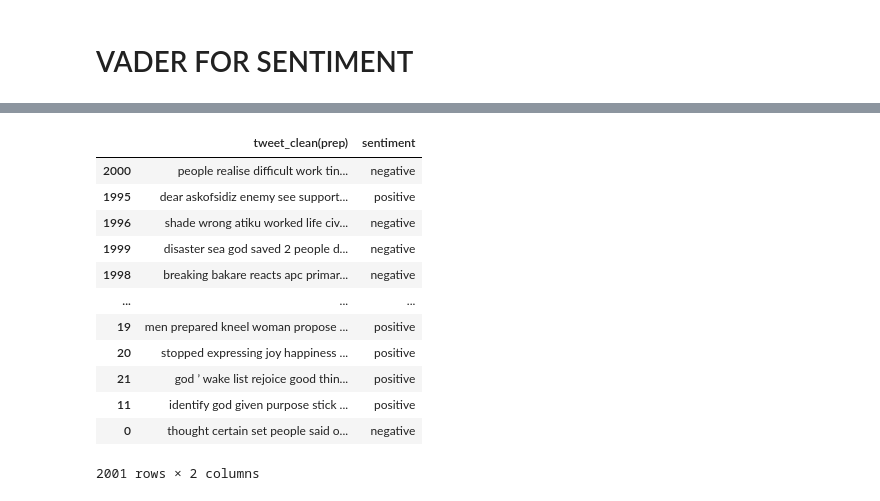
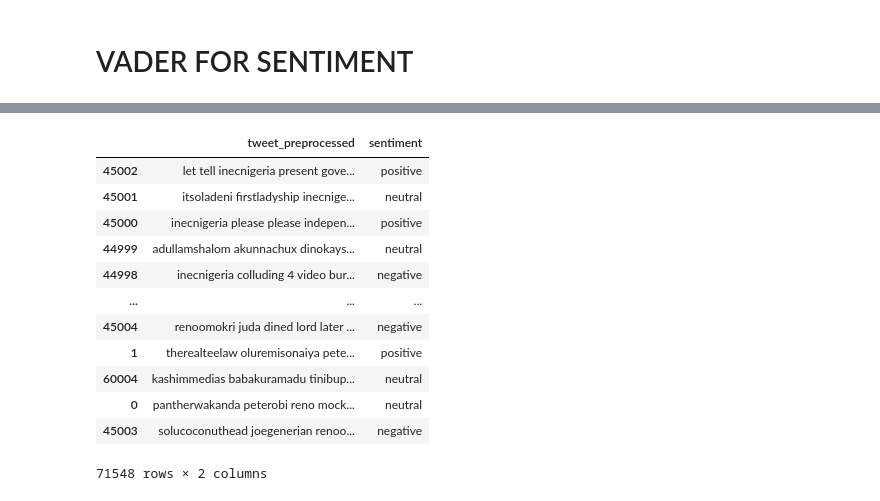
Before and after one commit to godwinnwalozie/NaijaDecide2023, a Jupyter notebook: scrapped_user_handle.ipynb, the cells around one changed output, grey strips where cells are left out. Drawn from its saved outputs; the diff is of its cells as text; code cells hidden in the pictures.

```diff
--- a/scrapped_user_handle.ipynb
+++ b/scrapped_user_handle.ipynb
@@ -166,5 +159,5 @@ df
 # %%
-# # removes only @ from hash tags and converts emoji to lol
+# removes only @ from hash tags and converts emoji to lol
 
 def clean_lemmatize_token(tweet):
     stop_words = set(stopwords.words('english'))
@@ -181,5 +174,4 @@ def clean_lemmatize_token(tweet):
     lemmatized = ' '.join(lemmatized)
     return lemmatized
 
-df['tweet_clean(prep)'] = df.Tweet.apply(lambda x :clean_lemmatize_token(x) )
-df
+name['tweet_preprocessed'] = name.Tweet.apply(lambda x :clean_lemmatize_token(x) )
@@ -262,12 +233,12 @@ df.loc[:,['Tweet','tweet_clean(prep)']]
 # VADER FOR SENTIMENT
 # %%
 sentiments = SentimentIntensityAnalyzer()
-df['Positive'] = df['tweet_clean(prep)'].apply(lambda x: sentiments.polarity_scores(x)['pos'])
-df['Negetive'] = df['tweet_clean(prep)'].apply(lambda x: sentiments.polarity_scores(x)['neu'])
-df['Neutral'] = df['tweet_clean(prep)'].apply(lambda x: sentiments.polarity_scores(x)['neg'])
-df['compound'] = df['tweet_clean(prep)'].apply(lambda x: sentiments.polarity_scores(x)['compound'])
+name['Positive'] = name['Tweet'].apply(lambda x: sentiments.polarity_scores(x)['pos'])
+name['Negetive'] = name['Tweet'].apply(lambda x: sentiments.polarity_scores(x)['neu'])
+name['Neutral'] = name['Tweet'].apply(lambda x: sentiments.polarity_scores(x)['neg'])
+name['compound'] = name['Tweet'].apply(lambda x: sentiments.polarity_scores(x)['compound'])
 # %%
-score = df.compound.values
+score = name.compound.values
 sentiment = []
 for i in score:
     if i >=0.05 :
@@ -291,23 +250,23 @@ for i in score:
 # %%
-df['sentiment']= sentiment
+name['sentiment']= sentiment
 # %%
-df['sentiment'] = sentiment
-tweet_final = df.loc[:,['tweet_clean(prep)','sentiment']]
+name['sentiment'] = sentiment
+tweet_final = name.loc[:,['tweet_preprocessed','sentiment']]
 tweet_final
 # %% [output]
-|  | tweet_clean(prep) | sentiment |
-| 2000 | people realise difficult work tin... | negative |
-| 1995 | dear askofsidiz enemy see support... | positive |
-| 1996 | shade wrong atiku worked life civ... | negative |
-| 1999 | disaster sea god saved 2 people d... | negative |
-| 1998 | breaking bakare reacts apc primar... | negative |
+|  | tweet_preprocessed | sentiment |
+| 45002 | let tell inecnigeria present gove... | positive |
+| 45001 | itsoladeni firstladyship inecnige... | neutral |
+| 45000 | inecnigeria please please indepen... | positive |
+| 44999 | adullamshalom akunnachux dinokays... | neutral |
+| 44998 | inecnigeria colluding 4 video bur... | negative |
 | ... | ... | ... |
-| 19 | men prepared kneel woman propose ... | positive |
-| 20 | stopped expressing joy happiness ... | positive |
-| 21 | god ’ wake list rejoice good thin... | positive |
-| 11 | identify god given purpose stick ... | positive |
-| 0 | thought certain set people said o... | negative |
+| 45004 | renoomokri juda dined lord later ... | negative |
+| 1 | therealteelaw oluremisonaiya pete... | positive |
+| 60004 | kashimmedias babakuramadu tinibup... | neutral |
+| 0 | pantherwakanda peterobi reno mock... | neutral |
+| 45003 | solucoconuthead joegenerian renoo... | negative |
-2001 rows × 2 columns
+71548 rows × 2 columns
 # %%
 tweet_final.sentiment.value_counts().to_frame()
 # %% [output]
```
Also changed, not shown: parts of 61 cells of this notebook.
